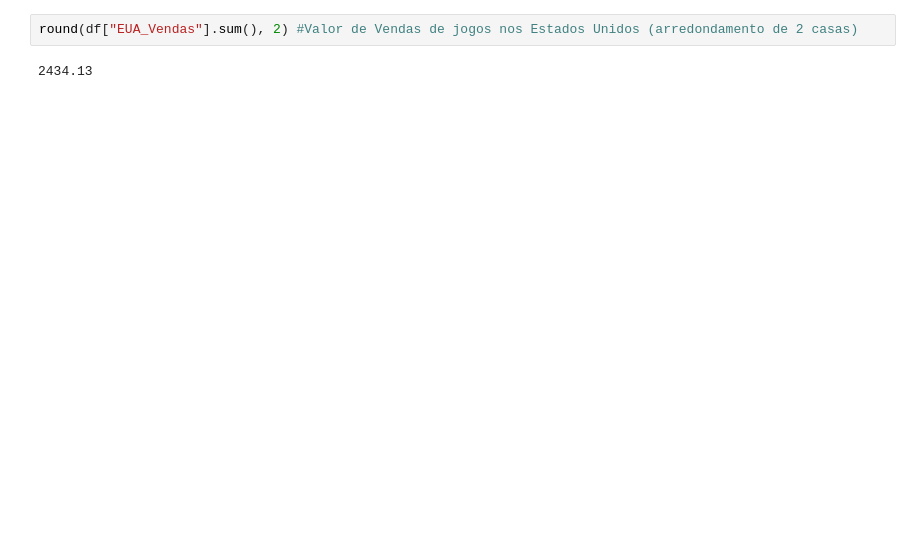
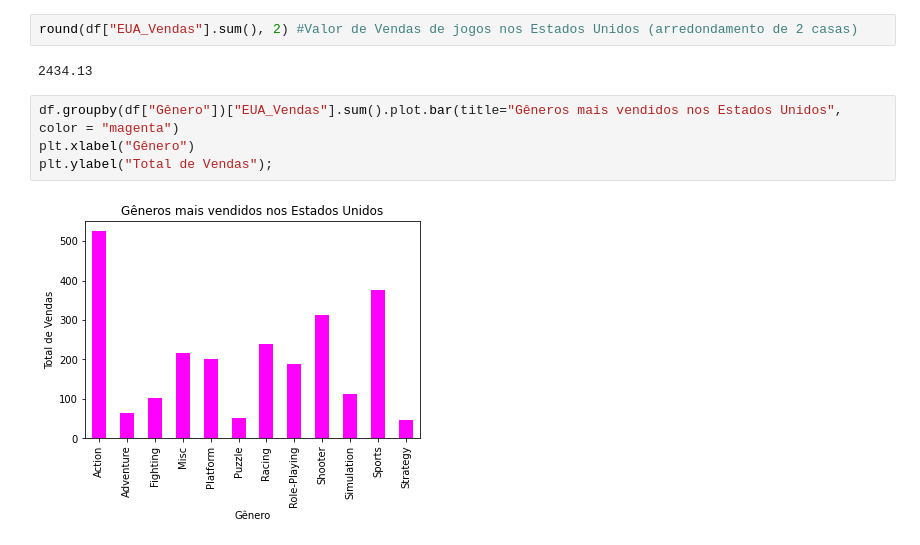
Before and after one commit to juliaborgess18/analise-exploratoria-com-python, a Jupyter notebook: analise_vendas_de_jogos.ipynb, the cells around one changed output. Cells and saved outputs as stored; diff of their text form; blank space fills up the shorter version.

```diff
--- a/analise_vendas_de_jogos.ipynb
+++ b/analise_vendas_de_jogos.ipynb
@@ -46,3 +67,9 @@ df = df.rename(columns = {"Rank":"Ranking", "Name":"Nome", "Platform":"Plataform
 round(df["EUA_Vendas"].sum(), 2) #Valor de Vendas de jogos nos Estados Unidos (arredondamento de 2 casas)
 # %% [output]
 2434.13
+# %%
+df.groupby(df["Gênero"])["EUA_Vendas"].sum().plot.bar(title="Gêneros mais vendidos nos Estados Unidos", color = "magenta")
+plt.xlabel("Gênero")
+plt.ylabel("Total de Vendas");
+# %% [output]
+[figure, added]
```
Also changed, not shown: parts of 3 cells of this notebook.
